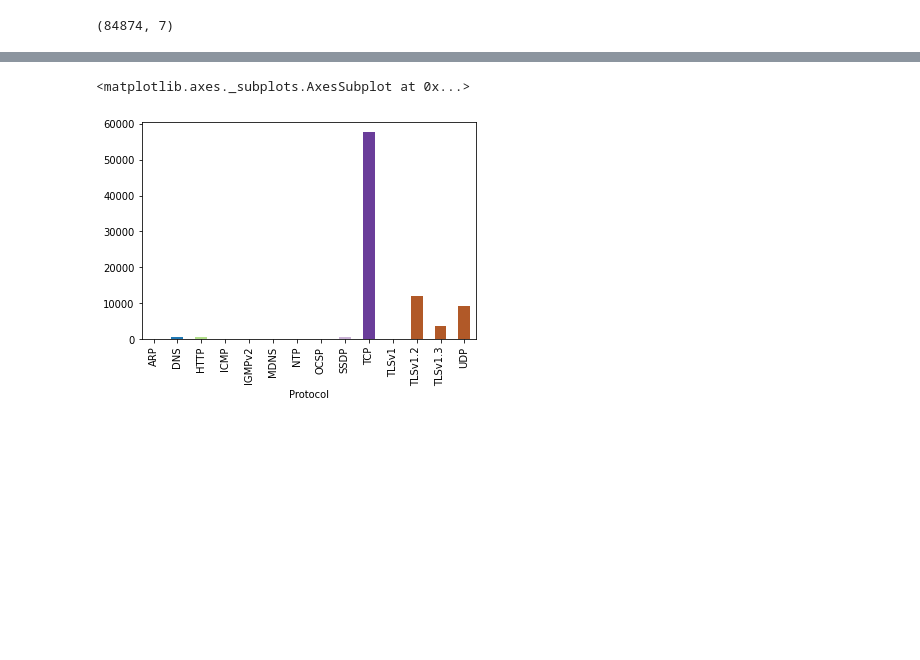
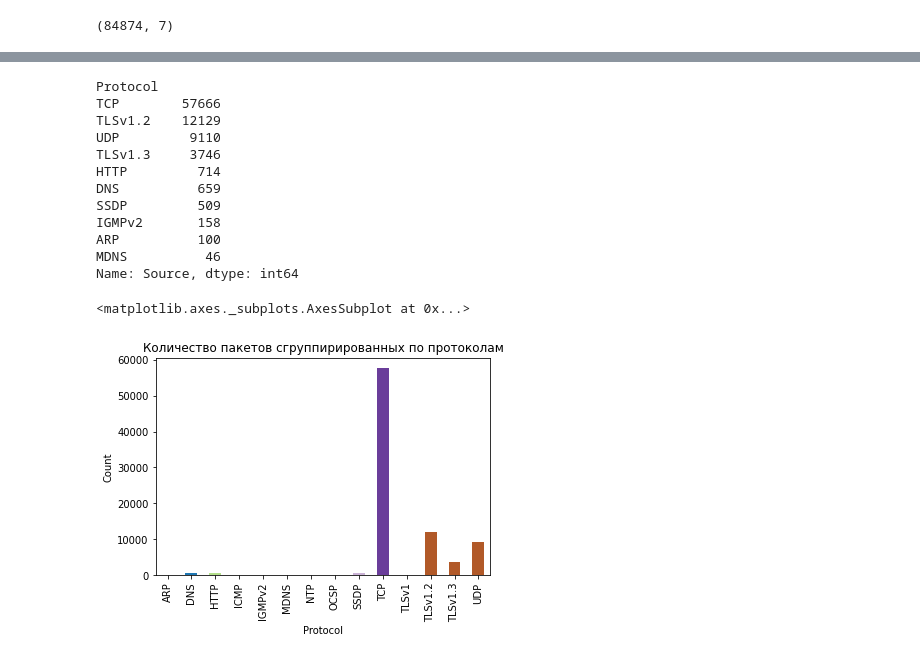
Before and after one commit to Safintim/traffic_analysis, a Jupyter notebook: analyze.ipynb, the cells around one changed output, grey strips where cells are left out. Saved outputs shown, nothing was run; the diff lists cells and outputs as text; code cells hidden in the pictures; blank space fills up the shorter version.

```diff
--- a/analyze.ipynb
+++ b/analyze.ipynb
@@ -56,7 +74,23 @@ df_sum_length_mb.plot(kind='bar', color=plt.cm.Paired(np.arange(len(df))))
 # %%
 df_p = df.groupby('Protocol').Source.count()
-df_p.plot(kind='bar', color=plt.cm.Paired(np.arange(len(df))))
+print(df_p.sort_values(ascending=False).head(10))
+axes = df_p.plot(kind='bar', color=plt.cm.Paired(np.arange(len(df))), title='Количество пакетов сгруппирированных по протоколам')
+axes.set_xlabel('Protocol')
+axes.set_ylabel('Count')
+axes
 # %% [output]
-<matplotlib.axes._subplots.AxesSubplot at 0x...>
+Protocol
+TCP        57666
+TLSv1.2    12129
+UDP         9110
+TLSv1.3     3746
+HTTP         714
+DNS          659
+SSDP         509
+IGMPv2       158
+ARP          100
+MDNS          46
+Name: Source, dtype: int64
+<matplotlib.axes._subplots.AxesSubplot at 0x...>
-[figure, old version]
+[figure, new version]
 # %%
```
Also changed, not shown: parts of 2 cells of this notebook, 7 other files.
